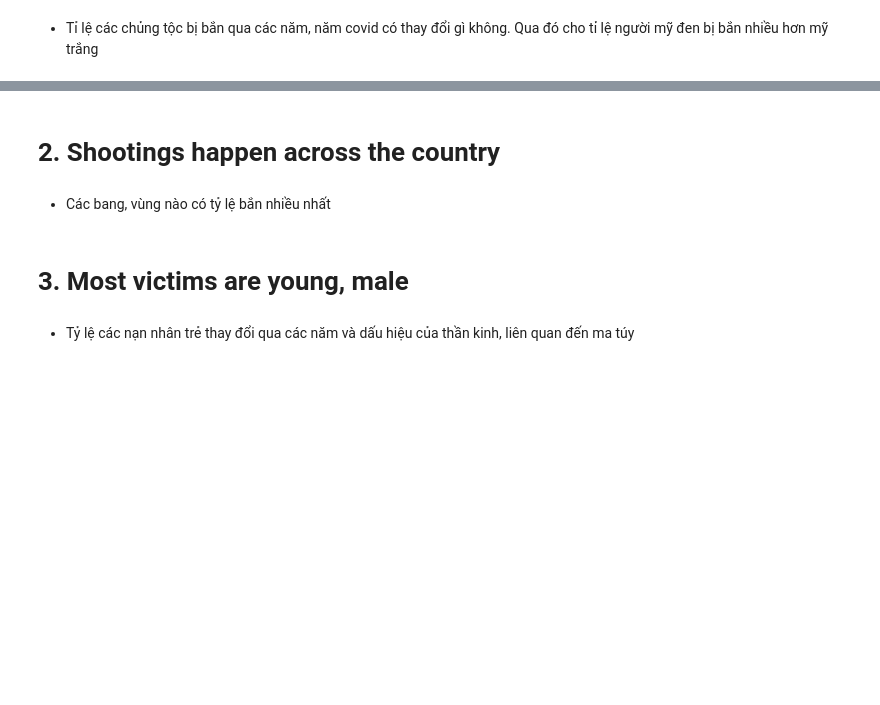
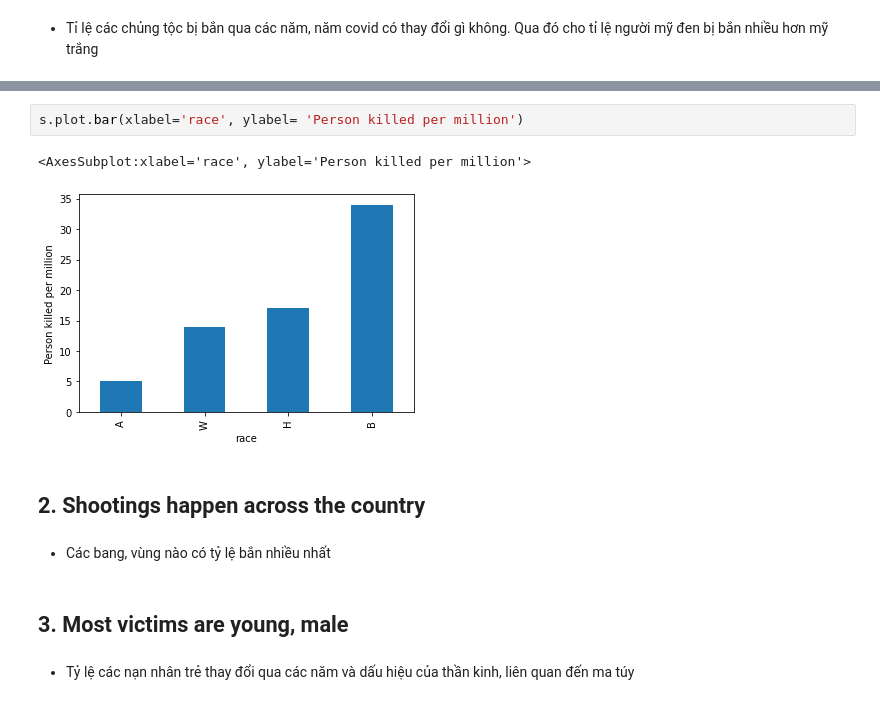
Before and after one commit to trucnguyen13/Final_DS_Project, a Jupyter notebook: main.ipynb, the cells around one changed output, grey strips where cells are left out. Saved outputs shown, nothing was run; the diff lists cells and outputs as text; blank space fills up the shorter version.

```diff
--- a/main.ipynb
+++ b/main.ipynb
@@ -152,9 +201,14 @@ nhiều hơn mỹ trắng
+# %%
+s.plot.bar(xlabel='race', ylabel= 'Person killed per million')
+# %% [output]
+<AxesSubplot:xlabel='race', ylabel='Person killed per million'>
+[figure, added]
 # %% [markdown]
-# 2. Shootings happen across the country
+## 2. Shootings happen across the country
 # %% [markdown]
 - Các bang, vùng nào có tỷ lệ bắn nhiều nhất
 # %% [markdown]
-# 3. Most victims are young, male
+## 3. Most victims are young, male
 # %% [markdown]
 - Tỷ lệ các nạn nhân trẻ thay đổi qua các năm và dấu hiệu của thần kinh, liên quan đến ma túy
 # %% [markdown]
```
Also changed, not shown: parts of 13 cells of this notebook.
